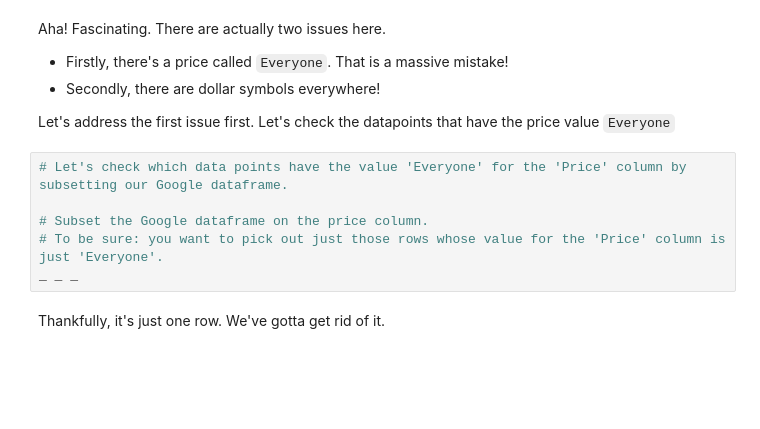
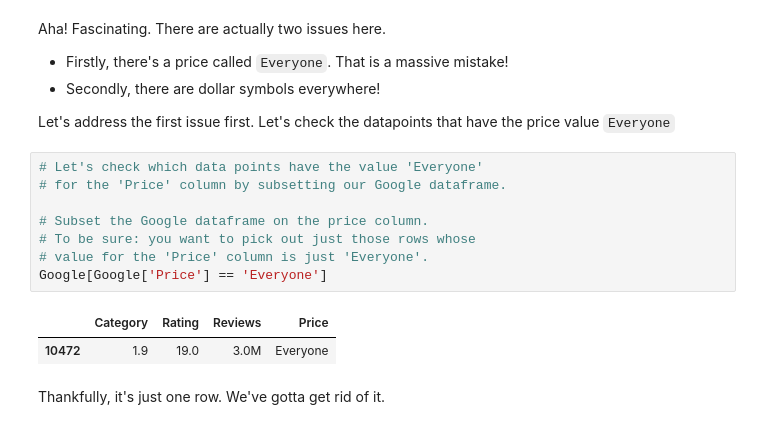
Before and after one commit to amoutafian/app_integration_case_study, a Jupyter notebook: Springboard Apps project - Tier 3 - Complete.ipynb, the cells around one changed output. Cells and saved outputs as stored; diff of their text form; blank space fills up the shorter version.

```diff
--- a/Springboard Apps project - Tier 3 - Complete.ipynb
+++ b/Springboard Apps project - Tier 3 - Complete.ipynb
@@ -183,11 +183,16 @@ Aha! Fascinating. There are actually two issues here.
 
 Let's address the first issue first. Let's check the datapoints that have the price value `Everyone`
 # %%
-# Let's check which data points have the value 'Everyone' for the 'Price' column by subsetting our Google dataframe.
+# Let's check which data points have the value 'Everyone'
+# for the 'Price' column by subsetting our Google dataframe.
 
 # Subset the Google dataframe on the price column.
-# To be sure: you want to pick out just those rows whose value for the 'Price' column is just 'Everyone'.
-_ _ _
+# To be sure: you want to pick out just those rows whose
+# value for the 'Price' column is just 'Everyone'.
+Google[Google['Price'] == 'Everyone']
+# %% [output]
+|  | Category | Rating | Reviews | Price |
+| 10472 | 1.9 | 19.0 | 3.0M | Everyone |
 # %% [markdown]
 Thankfully, it's just one row. We've gotta get rid of it.
 # %%
```
Also changed, not shown: parts of 2 cells of this notebook.
